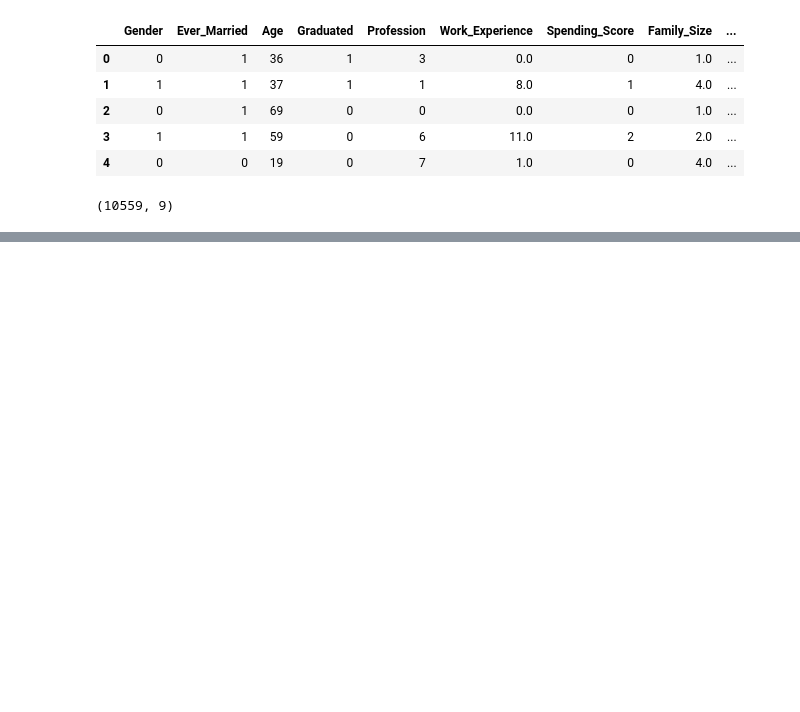
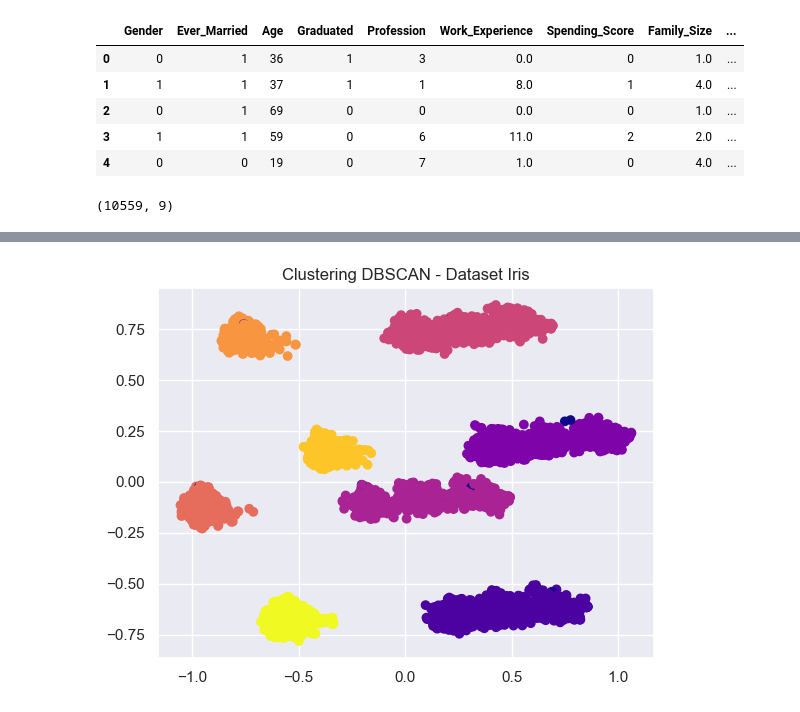
Before and after one commit to Daguerre45/Clustering, a Jupyter notebook: CasoPractico2/casoPractico_2.ipynb, the cells around one changed output, grey strips where cells are left out. Saved outputs shown, nothing was run; the diff lists cells and outputs as text; code cells hidden in the pictures; blank space fills up the shorter version.

```diff
--- a/CasoPractico2/casoPractico_2.ipynb
+++ b/CasoPractico2/casoPractico_2.ipynb
@@ -456,0 +502,6 @@ customer_df.shape
+# %%
+plt.scatter(x_pca[:, 0], x_pca[:, 1], c=y_dbscan, cmap='plasma', marker='o')
+plt.title('Clustering DBSCAN - Dataset Iris')
+plt.show()
+# %% [output]
+[figure, added]
```
Also changed, not shown: parts of 12 cells of this notebook.
